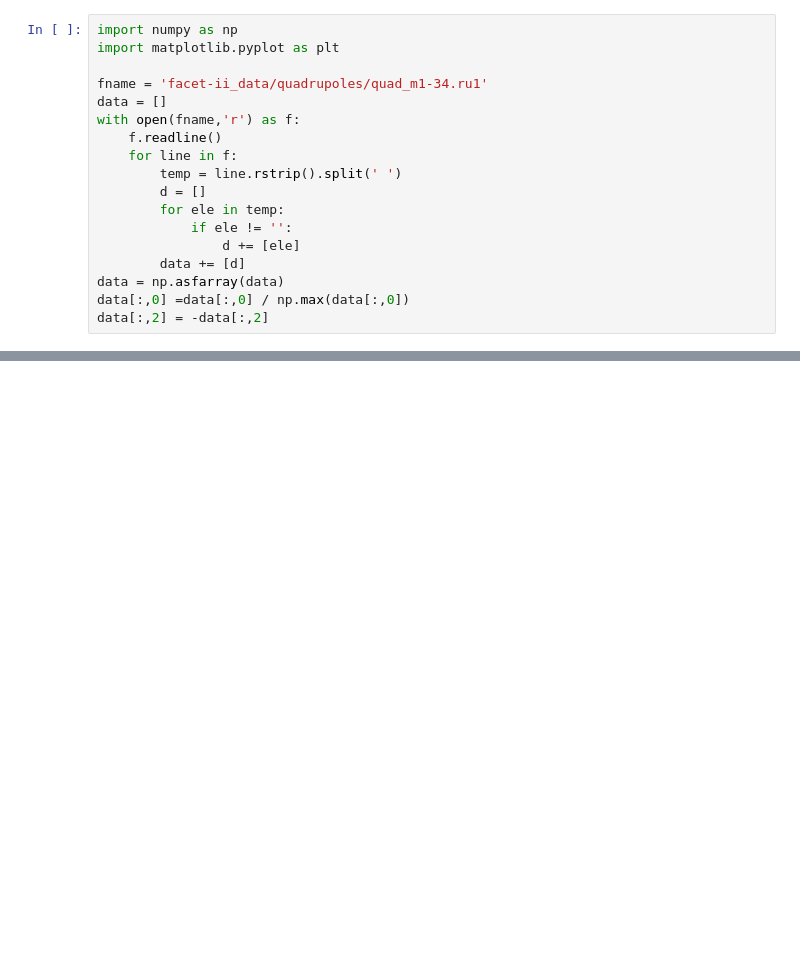
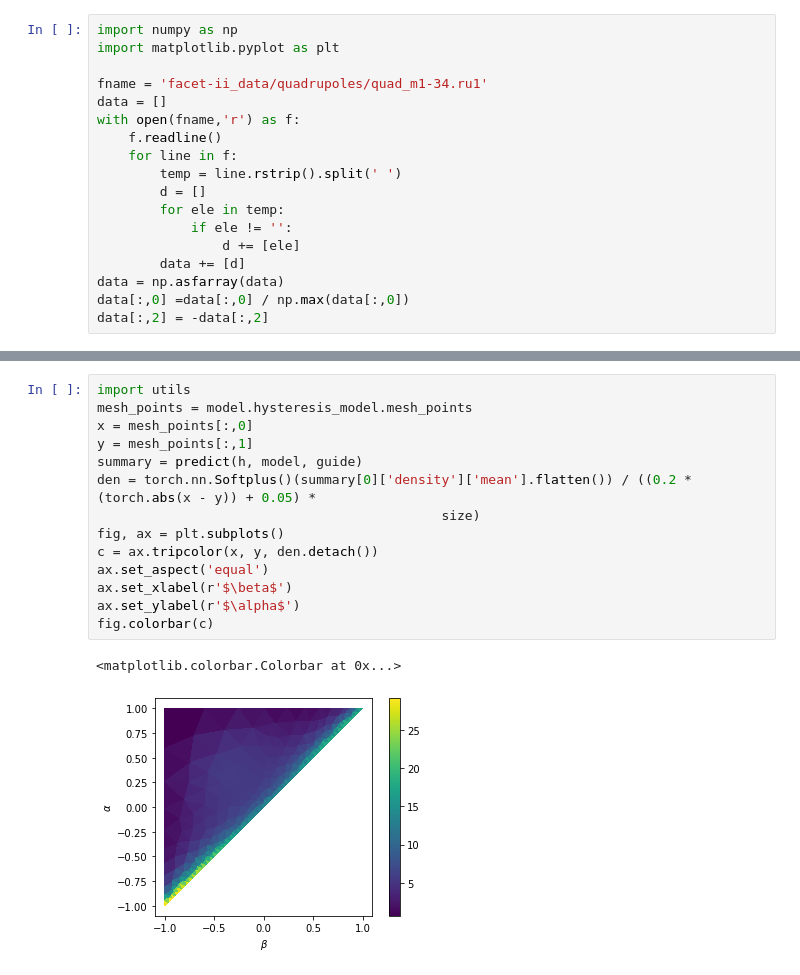
Before and after one commit to roussel-ryan/diff_hysteresis, a Jupyter notebook: facet_ii_analysis.ipynb, the cells around one changed output, grey strips where cells are left out. Cells and saved outputs as stored; diff of their text form; blank space fills up the shorter version.

```diff
--- a/facet_ii_analysis.ipynb
+++ b/facet_ii_analysis.ipynb
@@ -64,0 +104,17 @@ Sample Sites:
+# %%
+import utils
+mesh_points = model.hysteresis_model.mesh_points
+x = mesh_points[:,0]
+y = mesh_points[:,1]
+summary = predict(h, model, guide)
+den = torch.nn.Softplus()(summary[0]['density']['mean'].flatten()) / ((0.2 * (torch.abs(x - y)) + 0.05) *
+                                            size)
+fig, ax = plt.subplots()
+c = ax.tripcolor(x, y, den.detach())
+ax.set_aspect('equal')
+ax.set_xlabel(r'$\beta$')
+ax.set_ylabel(r'$\alpha$')
+fig.colorbar(c)
+# %% [output]
+<matplotlib.colorbar.Colorbar at 0x...>
+[figure, added]
```
Also changed, not shown: parts of 5 cells of this notebook, 8 other files.
